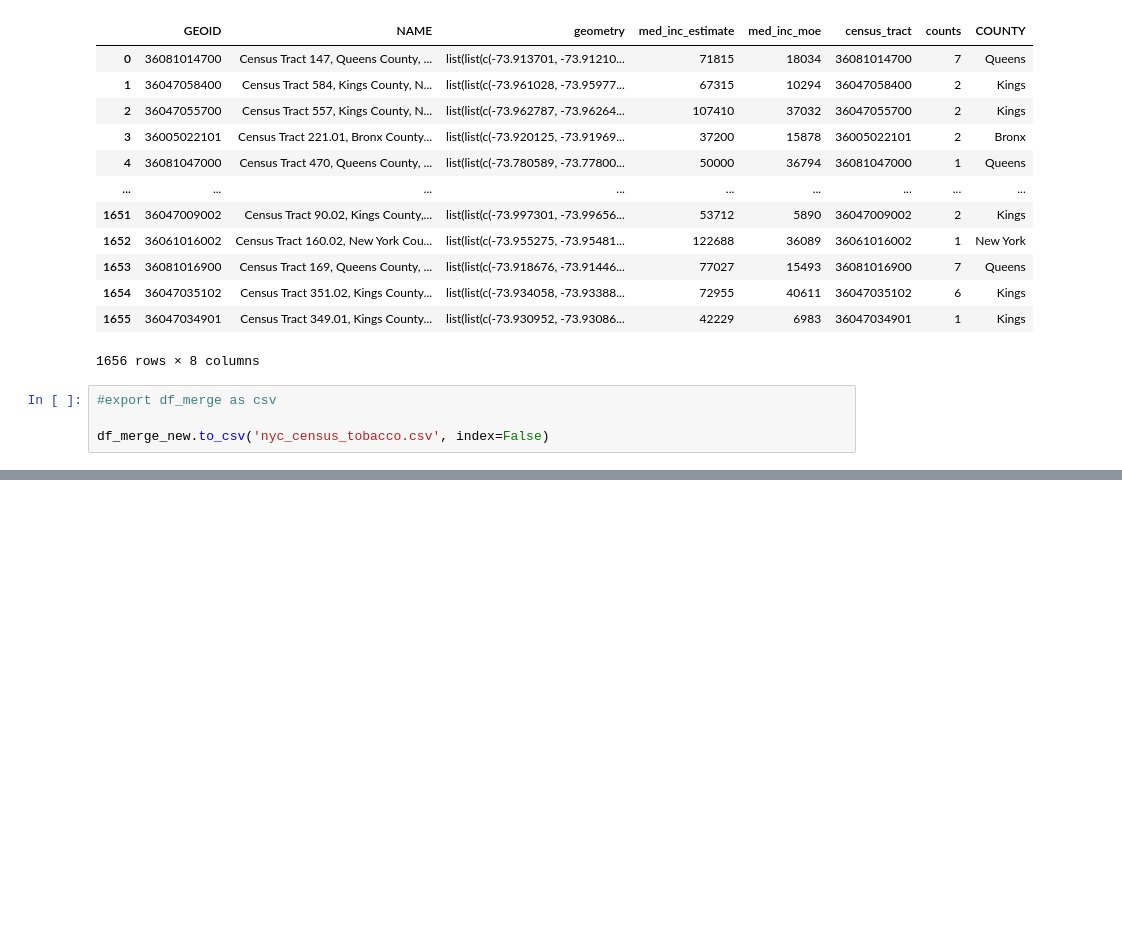
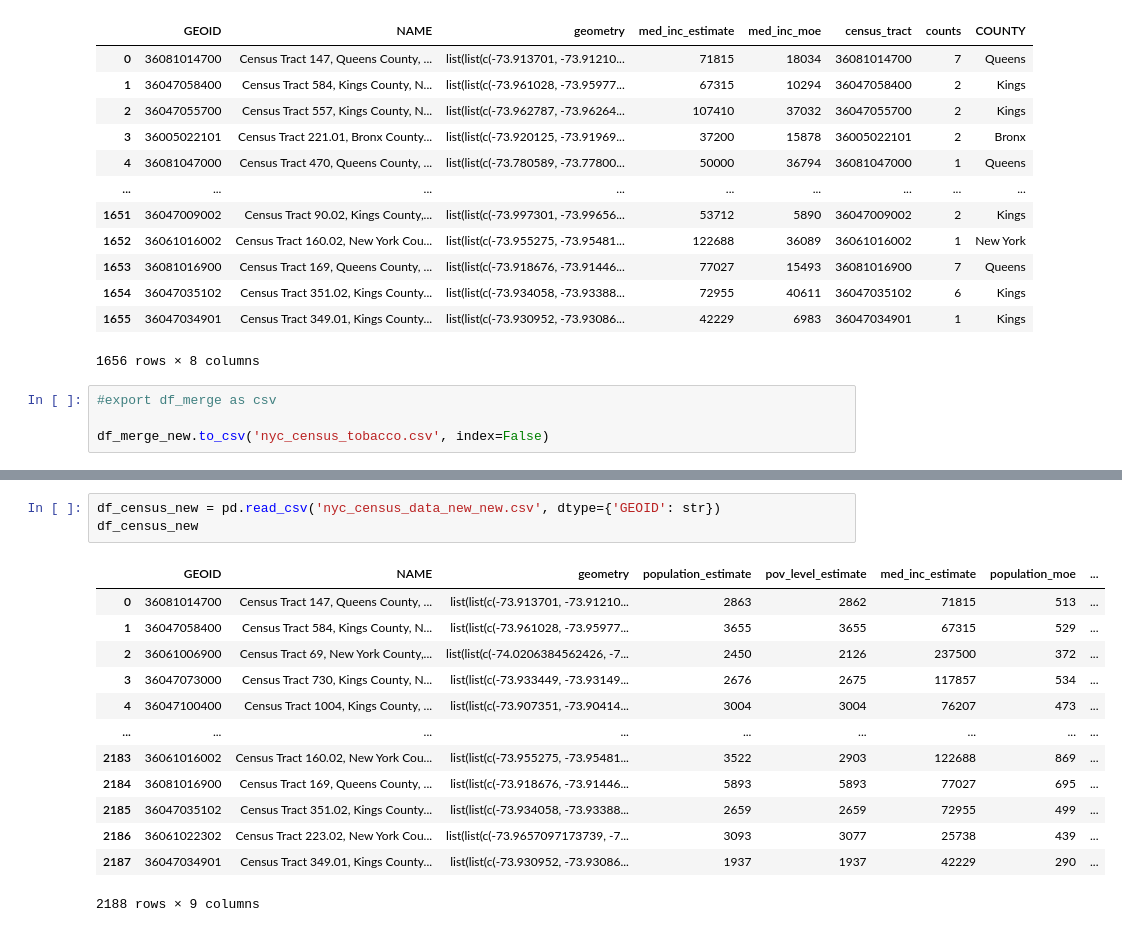
Before and after one commit to data4news-students/connect-to-census-dlaiu, a Jupyter notebook: merge-with-census.ipynb, the cells around one changed output, grey strips where cells are left out. Cells and saved outputs as stored; diff of their text form; blank space fills up the shorter version.

```diff
--- a/merge-with-census.ipynb
+++ b/merge-with-census.ipynb
@@ -262,0 +370,17 @@ df_merge_new.to_csv('nyc_census_tobacco.csv', index=False)
+# %%
+df_census_new = pd.read_csv('nyc_census_data_new_new.csv', dtype={'GEOID': str})
+df_census_new
+# %% [output]
+|  | GEOID | NAME | geometry | population_estimate | pov_level_estimate | med_inc_estimate | population_moe | ... |
+| 0 | 36081014700 | Census Tract 147, Queens County, ... | list(list(c(-73.913701, -73.91210... | 2863 | 2862 | 71815 | 513 | ... |
+| 1 | 36047058400 | Census Tract 584, Kings County, N... | list(list(c(-73.961028, -73.95977... | 3655 | 3655 | 67315 | 529 | ... |
+| 2 | 36061006900 | Census Tract 69, New York County,... | list(list(c(-74.0206384562426, -7... | 2450 | 2126 | 237500 | 372 | ... |
+| 3 | 36047073000 | Census Tract 730, Kings County, N... | list(list(c(-73.933449, -73.93149... | 2676 | 2675 | 117857 | 534 | ... |
+| 4 | 36047100400 | Census Tract 1004, Kings County, ... | list(list(c(-73.907351, -73.90414... | 3004 | 3004 | 76207 | 473 | ... |
+| ... | ... | ... | ... | ... | ... | ... | ... | ... |
+| 2183 | 36061016002 | Census Tract 160.02, New York Cou... | list(list(c(-73.955275, -73.95481... | 3522 | 2903 | 122688 | 869 | ... |
+| 2184 | 36081016900 | Census Tract 169, Queens County, ... | list(list(c(-73.918676, -73.91446... | 5893 | 5893 | 77027 | 695 | ... |
+| 2185 | 36047035102 | Census Tract 351.02, Kings County... | list(list(c(-73.934058, -73.93388... | 2659 | 2659 | 72955 | 499 | ... |
+| 2186 | 36061022302 | Census Tract 223.02, New York Cou... | list(list(c(-73.9657097173739, -7... | 3093 | 3077 | 25738 | 439 | ... |
+| 2187 | 36047034901 | Census Tract 349.01, Kings County... | list(list(c(-73.930952, -73.93086... | 1937 | 1937 | 42229 | 290 | ... |
+2188 rows × 9 columns
```
Also changed, not shown: parts of 13 cells of this notebook, 18 other files.
